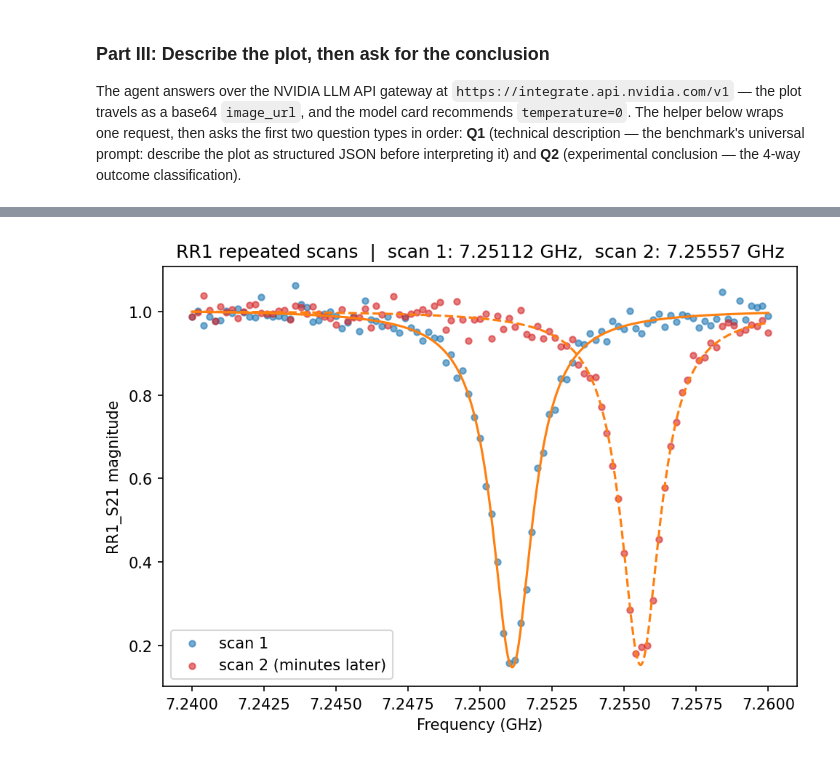
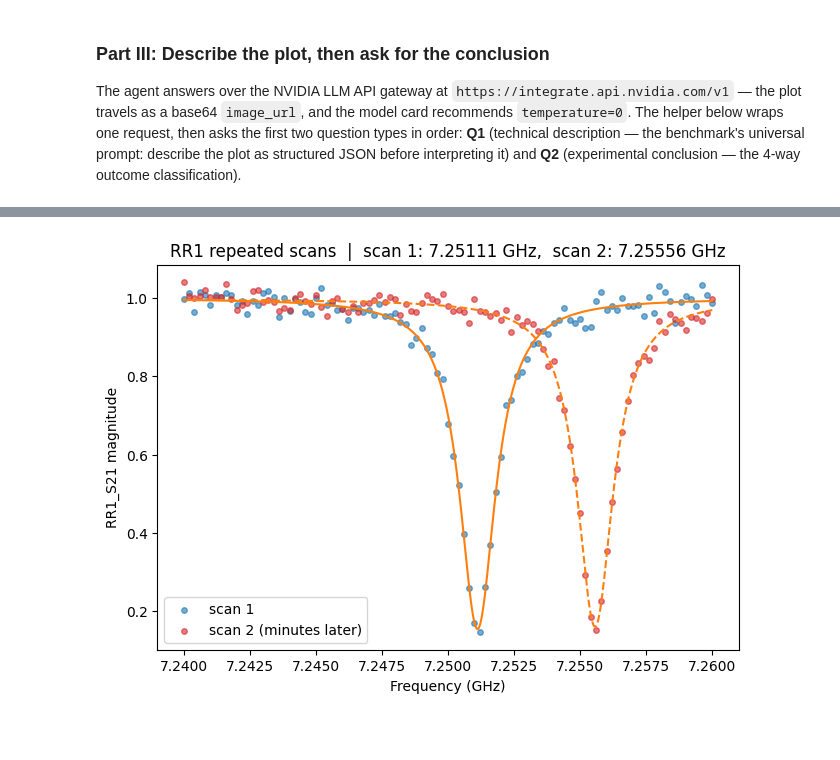
Before and after one commit to Squirtle007/cudaq-agentic-coding, a Jupyter notebook: _intro_Ising_Calibration.ipynb, the cells around one changed output, grey strips where cells are left out. Cells and saved outputs as stored; diff of their text form; code cells hidden in the pictures; blank space fills up the shorter version.

```diff
--- a/_intro_Ising_Calibration.ipynb
+++ b/_intro_Ising_Calibration.ipynb
@@ -277,42 +366,55 @@ the scenario if the plot is not already on disk, mirroring Cell 3.)
 # %%
-# Cell 6 — the drift case: two scans of the same resonator, then ask the agent
-drift_path = "calibration_plots/resonator_drift.png"     # synthesized below if absent
+# Cell 6 — the drift case: two CUDA-Q scans of a resonator that will not sit still
+# The resonator warms and drifts upward DURING the session: it slides ~2 MHz
+# across each scan, and sits ~4 MHz higher when the scan is repeated. One
+# batched evolve simulates both scans — one Hamiltonian per (scan, probe) point.
+progress = np.linspace(0.0, 1.0, len(res_freqs))         # 0 -> 1 across one scan
+f_r_scan1 = f_r_true + 0.002 * progress                  # GHz, drifting during scan 1
+f_r_scan2 = f_r_true + 0.004 + 0.002 * progress          # GHz, a few minutes later
 
-if not os.path.exists(drift_path):
-    # Stand-in: the same two-scan session, synthesized analytically — the
-    # resonator sits ~4 MHz higher by the time the scan is repeated.
-    rng2 = np.random.default_rng(11)
-    dfreqs = np.linspace(7.240, 7.260, 101)              # probe frequency (GHz)
-    hwhm = 0.00075                                       # half linewidth
-    dip1 = hwhm**2 / ((dfreqs - 7.2510)**2 + hwhm**2)
-    dip2 = hwhm**2 / ((dfreqs - 7.2550)**2 + hwhm**2)
-    s21_scan1 = 1.0 - 0.85 * dip1 + rng2.normal(0.0, 0.02, dfreqs.size)
-    s21_scan2 = 1.0 - 0.85 * dip2 + rng2.normal(0.0, 0.02, dfreqs.size)
+drift_hams = [2.0 * np.pi * ((fr - fp) * N + (epsilon / 2.0) * (a + a_dag))
+              for f_r_scan in (f_r_scan1, f_r_scan2)
+              for fr, fp in zip(f_r_scan, res_freqs)]
 
-    def lorentzian_dip(f, offset, depth, f0, w):
-        return offset - depth * w**2 / ((f - f0)**2 + w**2)
+t0 = time.perf_counter()
+drift_results = cudaq.evolve(drift_hams, dims_res,
+                             Schedule(ring_up_ts, ["t"]),
+                             res_vacuum,
+                             collapse_operators=[res_collapse] * len(drift_hams),
+                             observables=[N],
+                             store_intermediate_results=cudaq.IntermediateResultSave.NONE,
+                             integrator=RungeKuttaIntegrator(order=4, max_step_size=1.0))
+n_drift = np.array([r.expectation_values()[-1][0].expectation() for r in drift_results])
+print(f"{len(drift_hams)} simulations in one batched evolve call: "
+      f"{time.perf_counter() - t0:.0f} s")
 
-    popt1, _ = curve_fit(lorentzian_dip, dfreqs, s21_scan1,
-                         p0=[1.0, 0.85, dfreqs[np.argmin(s21_scan1)], 0.001])
-    popt2, _ = curve_fit(lorentzian_dip, dfreqs, s21_scan2,
-                         p0=[1.0, 0.85, dfreqs[np.argmin(s21_scan2)], 0.001])
+n_scan1, n_scan2 = np.split(n_drift, 2)
+s21_scan1 = to_s21(n_scan1)
+s21_scan2 = to_s21(n_scan2)
 
-    f_fine = np.linspace(dfreqs[0], dfreqs[-1], 800)
-    fig, ax = plt.subplots(figsize=(7.5, 5))
-    ax.scatter(dfreqs, s21_scan1, s=16, alpha=0.6, label="scan 1")
-    ax.scatter(dfreqs, s21_scan2, s=16, alpha=0.6, color="tab:red",
-               label="scan 2 (minutes later)")
-    ax.plot(f_fine, lorentzian_dip(f_fine, *popt1), color="tab:orange")
-    ax.plot(f_fine, lorentzian_dip(f_fine, *popt2), color="tab:orange", linestyle="--")
-    ax.set_xlabel("Frequency (GHz)")
-    ax.set_ylabel("RR1_S21 magnitude")
-    ax.set_title(f"RR1 repeated scans  |  scan 1: {popt1[2]:.5f} GHz,  "
-                 f"scan 2: {popt2[2]:.5f} GHz")
-    ax.legend()
-    fig.savefig(drift_path, dpi=150, bbox_inches="tight")
-    plt.close(fig)
+popt1, _ = fit_dip(res_freqs, s21_scan1)
+popt2, _ = fit_dip(res_freqs, s21_scan2)
+assert popt1 is not None and popt2 is not None, \
+    "no dip found — restore Cell 3's f_r_true/res_freqs before running the drift case"
+print(f"scan 1 fitted f_r = {popt1[2]:.5f} GHz")
+print(f"scan 2 fitted f_r = {popt2[2]:.5f} GHz")
+print(f"apparent drift    = {(popt2[2] - popt1[2]) * 1e3:.2f} MHz between scans")
 
-display(Image(filename=drift_path))
+drift_path = f"{plot_dir}/resonator_drift.png"
+rf_fine = np.linspace(res_freqs[0], res_freqs[-1], 800)
+fig, ax = plt.subplots(figsize=(7.5, 5))
+ax.scatter(res_freqs, s21_scan1, s=16, alpha=0.6, label="scan 1")
+ax.scatter(res_freqs, s21_scan2, s=16, alpha=0.6, color="tab:red",
+           label="scan 2 (minutes later)")
+ax.plot(rf_fine, lorentzian_dip(rf_fine, *popt1), color="tab:orange")
+ax.plot(rf_fine, lorentzian_dip(rf_fine, *popt2), color="tab:orange", linestyle="--")
+ax.set_xlabel("Frequency (GHz)")
+ax.set_ylabel("RR1_S21 magnitude")
+ax.set_title(f"RR1 repeated scans  |  scan 1: {popt1[2]:.5f} GHz,  "
+             f"scan 2: {popt2[2]:.5f} GHz")
+ax.legend()
+fig.savefig(drift_path, dpi=150, bbox_inches="tight")
+plt.show()
 
 # the diagnosis: an open question, not a fixed status list
 drift_question = (
@@ -327 +433 @@ print(ask_agent(drift_path, drift_question))
-[figure, old version]
+[figure, new version]
```
Also changed, not shown: parts of 25 cells of this notebook.
